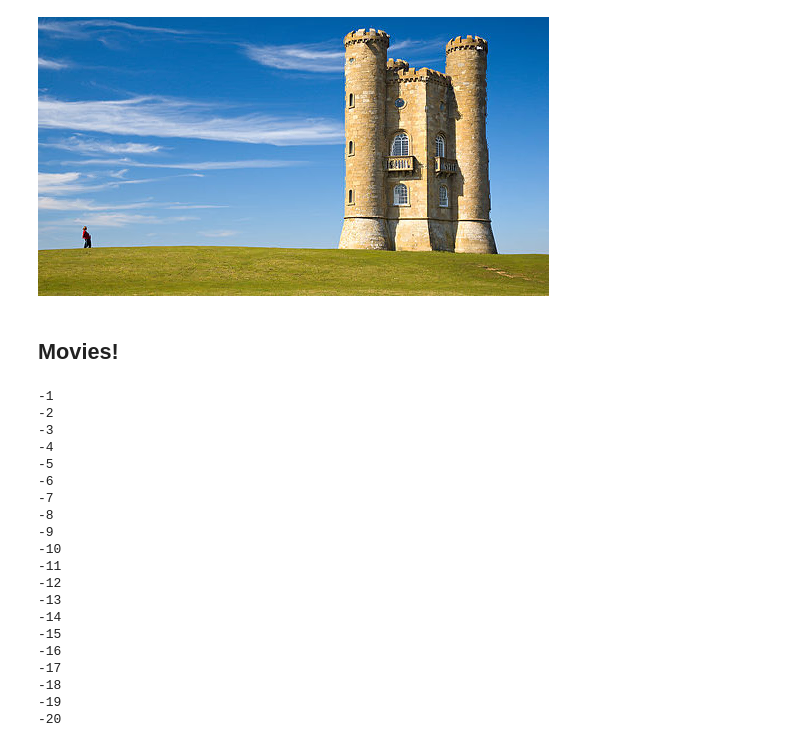
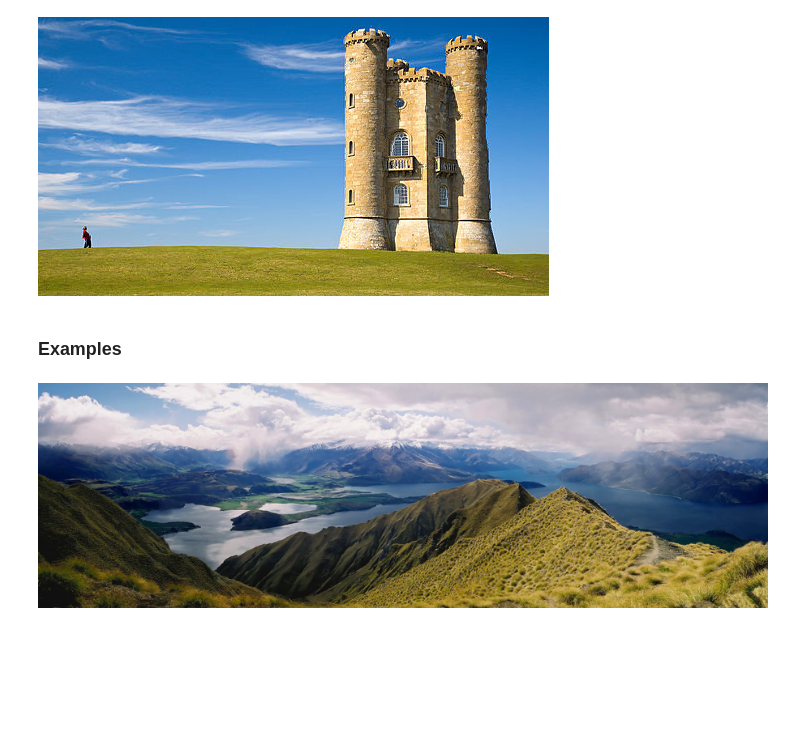
Before and after one commit to dharness/seam_carving, a Jupyter notebook: demo/Seam Carving Visual Demos.ipynb, the cells around one changed output. Cells and saved outputs as stored; diff of their text form; code cells hidden in the pictures; blank space fills up the shorter version.

```diff
--- a/demo/Seam Carving Visual Demos.ipynb
+++ b/demo/Seam Carving Visual Demos.ipynb
@@ -141,37 +141,14 @@ Image(filename='./demo/castle_small_shrunk.png')
 # %% [output]
 [figure]
 # %% [markdown]
-## Movies!
+### Examples
 # %%
 %autoreload
-rgb_weights = [-3, 1, -3]
-mask_weight = 10
-cat_img = misc.imread('./demo/cat.png')
-mask = np.zeros(cat_img.shape)
+lotr_img = misc.imread('./demo/lotr.jpg')
+lotr_mask = np.zeros((lotr_img.shape[0], lotr_img.shape[1]))
 
-for x in range(1,21):
-    print(-x)
-# resized_img = intelligent_resize(cat_img, 0, -20, rgb_weights, mask, mask_weight)
-# misc.imsave('./demo/cat_shrunk.png', resized_img)
-# Image(filename='./demo/cat_shrunk.png')
+resized_img = intelligent_resize(lotr_img, 0, 100, [0,0,0], lotr_mask, mask_weight)
+misc.imsave('./demo/lotr_out.png', resized_img)
+Image(filename='./demo/lotr_out.png')
 # %% [output]
--1
--2
--3
--4
--5
--6
--7
--8
--9
--10
--11
--12
--13
--14
--15
--16
--17
--18
--19
--20
+[figure, added]
```
Also changed, not shown: 4 other files.
